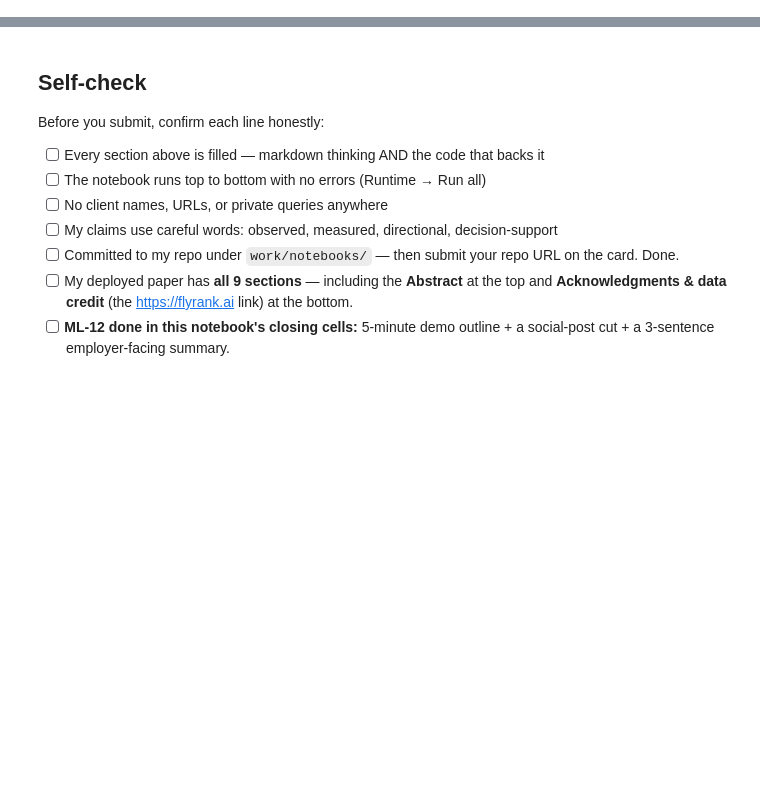
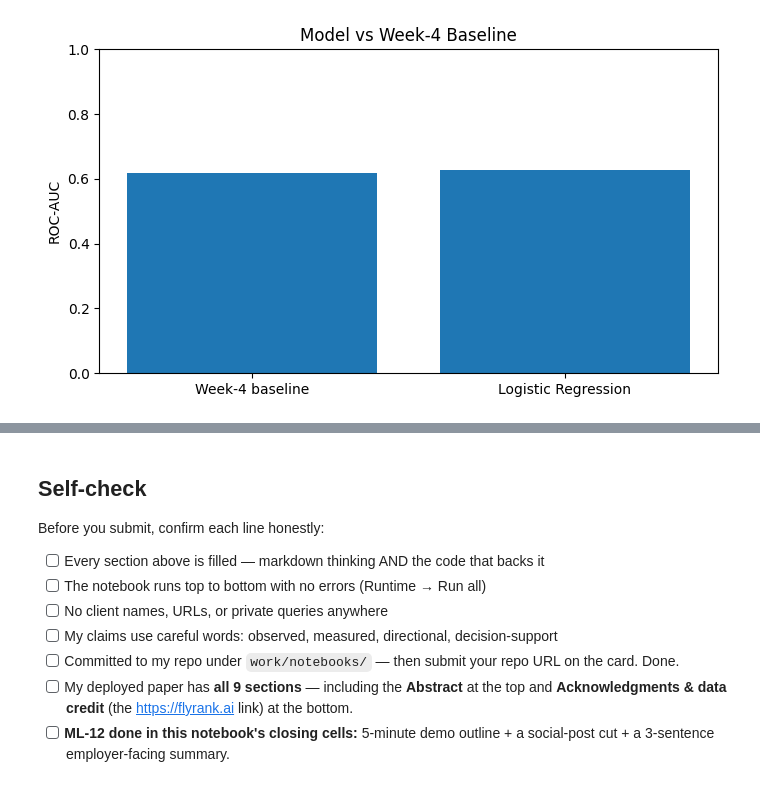
Before and after one commit to karthik-srivathsa-05/flyrank-ai, a Jupyter notebook: work/notebooks/capstone.ipynb, the cells around one changed output, grey strips where cells are left out. Drawn from its saved outputs; the diff is of its cells as text; code cells hidden in the pictures; blank space fills up the shorter version.

```diff
--- a/work/notebooks/capstone.ipynb
+++ b/work/notebooks/capstone.ipynb
@@ -36,0 +1327,27 @@ This skeleton is yours to fill. Work the sections **in order** — each one has
+# %%
+plot_results = pd.DataFrame({
+    "Method": [
+        "Week-4 baseline",
+        "Logistic Regression"
+    ],
+    "ROC-AUC": [
+        baseline_auc,
+        model_auc
+    ]
+})
+
+plt.figure(figsize=(7, 4))
+
+plt.bar(
+    plot_results["Method"],
+    plot_results["ROC-AUC"]
+)
+
+plt.ylim(0, 1)
+plt.ylabel("ROC-AUC")
+plt.title("Model vs Week-4 Baseline")
+
+plt.tight_layout()
+plt.show()
+# %% [output]
+[figure, added]
```
Also changed, not shown: parts of 49 cells of this notebook.
